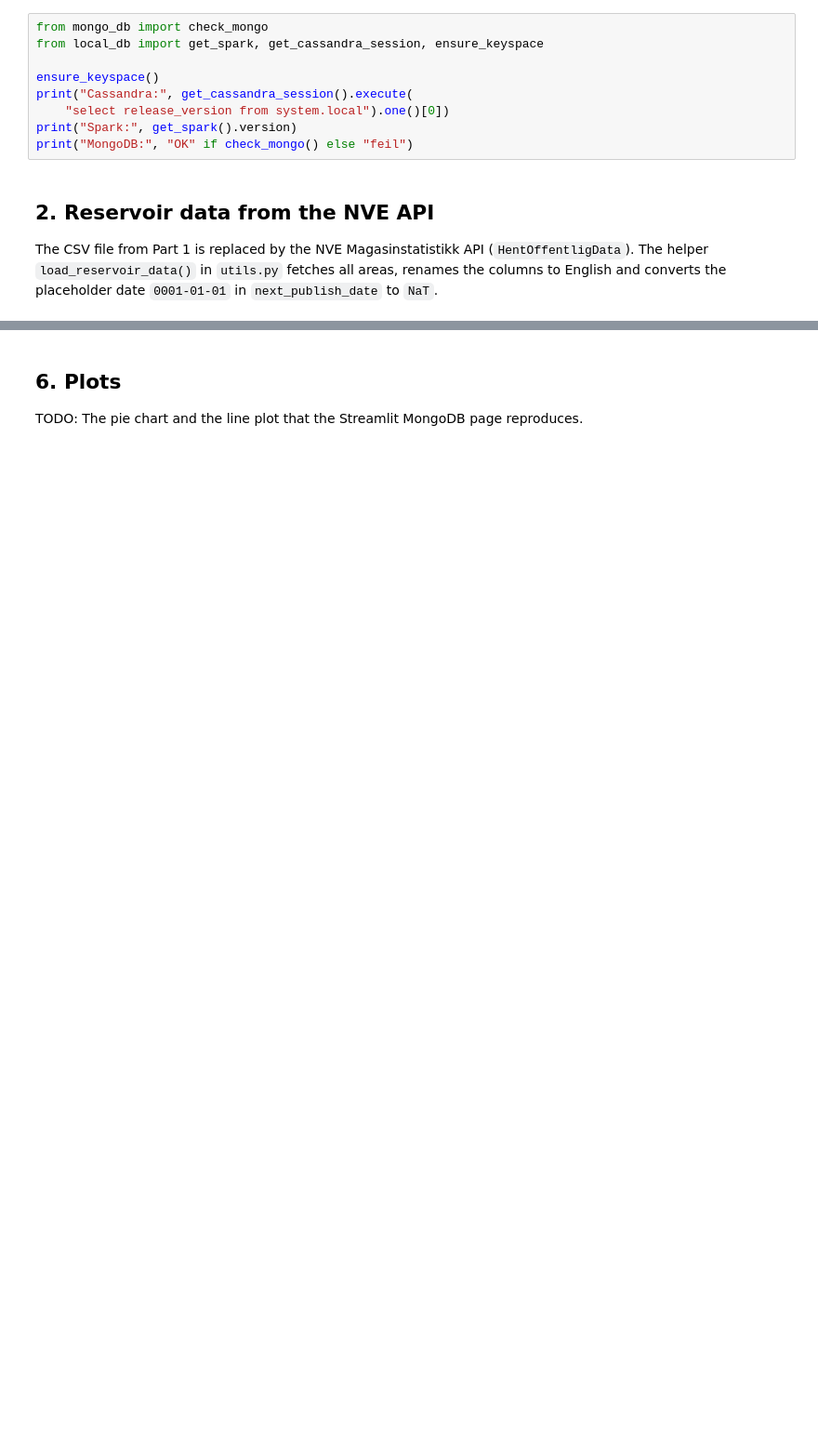
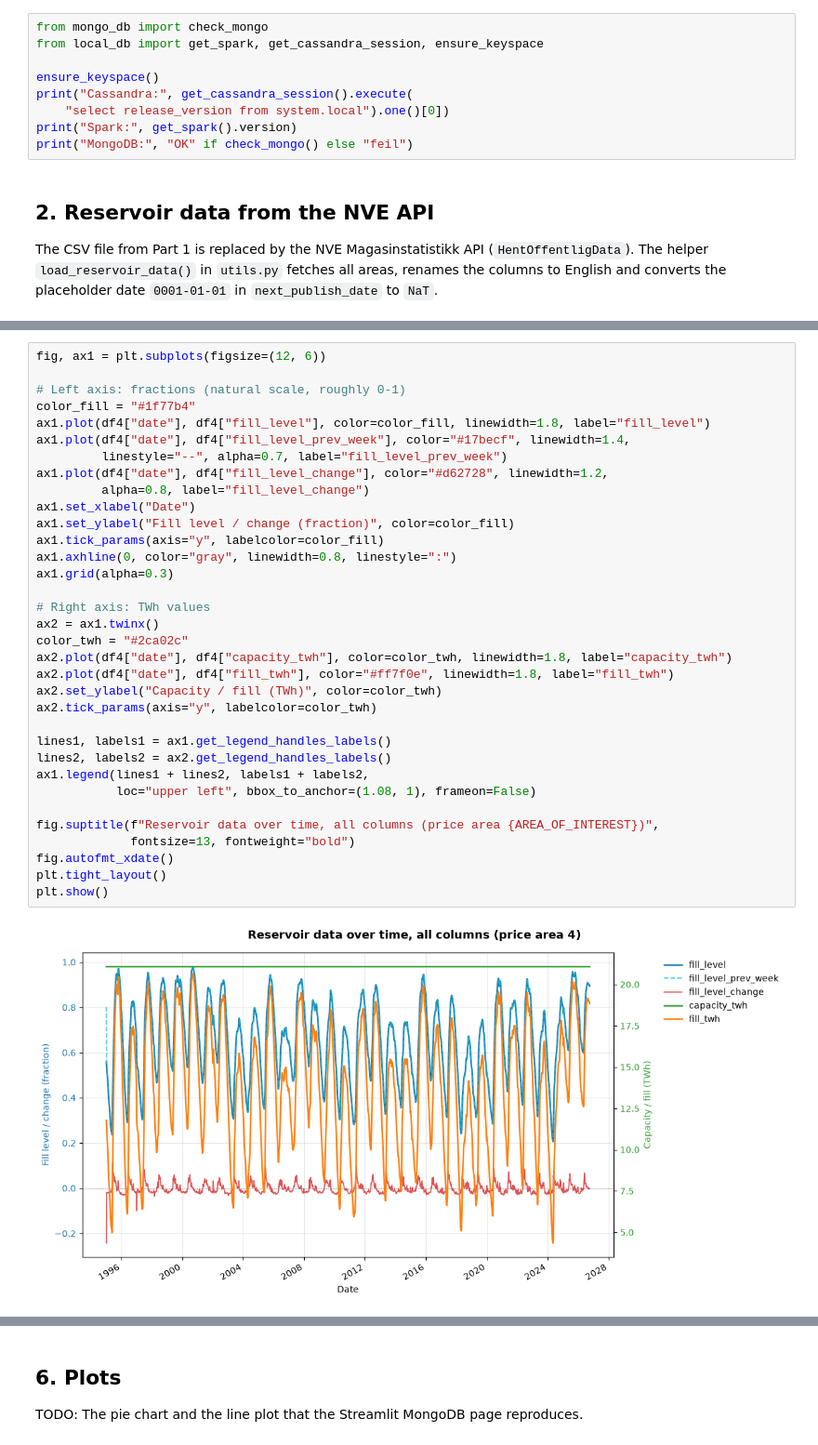
Before and after one commit to Kitteljl/IND320-app, a Jupyter notebook: IND320_part2.ipynb, the cells around one changed output, grey strips where cells are left out. Shown at 93% size. Drawn from its saved outputs; the diff is of its cells as text; blank space fills up the shorter version.

```diff
--- a/IND320_part2.ipynb
+++ b/IND320_part2.ipynb
@@ -66,0 +113,36 @@ into MongoDB Atlas. Check that the document count matches.
+# %%
+fig, ax1 = plt.subplots(figsize=(12, 6))
+
+# Left axis: fractions (natural scale, roughly 0-1)
+color_fill = "#1f77b4"
+ax1.plot(df4["date"], df4["fill_level"], color=color_fill, linewidth=1.8, label="fill_level")
+ax1.plot(df4["date"], df4["fill_level_prev_week"], color="#17becf", linewidth=1.4,
+         linestyle="--", alpha=0.7, label="fill_level_prev_week")
+ax1.plot(df4["date"], df4["fill_level_change"], color="#d62728", linewidth=1.2,
+         alpha=0.8, label="fill_level_change")
+ax1.set_xlabel("Date")
+ax1.set_ylabel("Fill level / change (fraction)", color=color_fill)
+ax1.tick_params(axis="y", labelcolor=color_fill)
+ax1.axhline(0, color="gray", linewidth=0.8, linestyle=":")
+ax1.grid(alpha=0.3)
+
+# Right axis: TWh values
+ax2 = ax1.twinx()
+color_twh = "#2ca02c"
+ax2.plot(df4["date"], df4["capacity_twh"], color=color_twh, linewidth=1.8, label="capacity_twh")
+ax2.plot(df4["date"], df4["fill_twh"], color="#ff7f0e", linewidth=1.8, label="fill_twh")
+ax2.set_ylabel("Capacity / fill (TWh)", color=color_twh)
+ax2.tick_params(axis="y", labelcolor=color_twh)
+
+lines1, labels1 = ax1.get_legend_handles_labels()
+lines2, labels2 = ax2.get_legend_handles_labels()
+ax1.legend(lines1 + lines2, labels1 + labels2,
+           loc="upper left", bbox_to_anchor=(1.08, 1), frameon=False)
+
+fig.suptitle(f"Reservoir data over time, all columns (price area {AREA_OF_INTEREST})",
+             fontsize=13, fontweight="bold")
+fig.autofmt_xdate()
+plt.tight_layout()
+plt.show()
+# %% [output]
+[figure, added]
```
Also changed, not shown: parts of 25 cells of this notebook, 5 other files.
